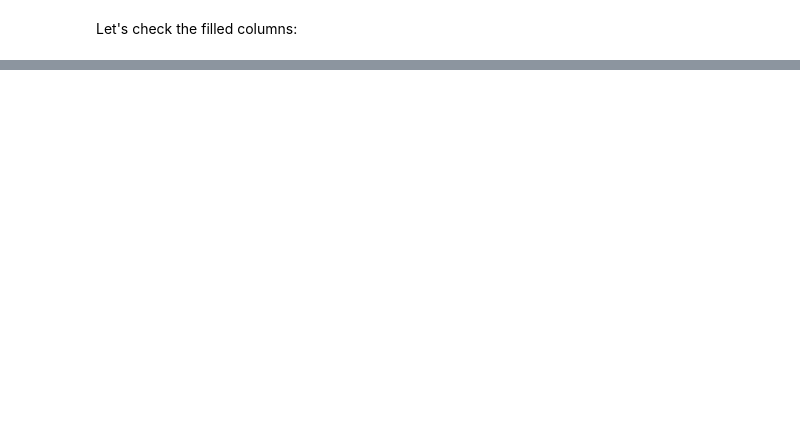
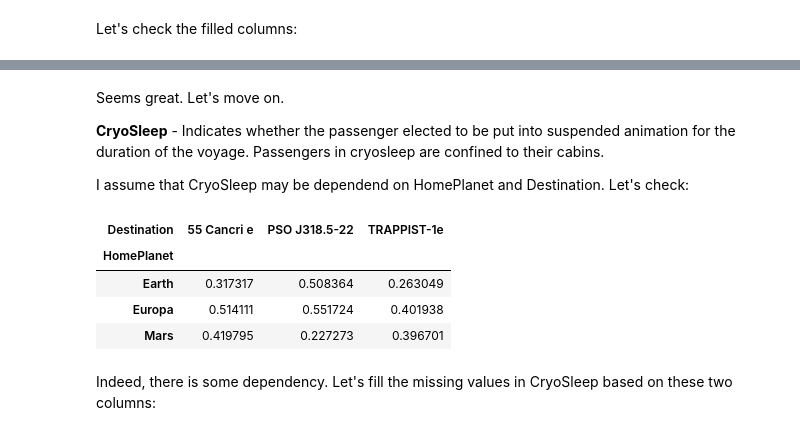
Before and after one commit to NickVasenkov/Spaceship, a Jupyter notebook: notebook.ipynb, the cells around one changed output, grey strips where cells are left out. Saved outputs shown, nothing was run; the diff lists cells and outputs as text; code cells hidden in the pictures; blank space fills up the shorter version.

```diff
--- a/notebook.ipynb
+++ b/notebook.ipynb
@@ -203,5 +205,6 @@ We have two unique cases where the whole group has missing values. We'll fill th
 # %%
 data.loc[6917:6918, 'HomePlanet'] = data['HomePlanet'].mode()[0]
 data.loc[5778:5779, 'VIP'] = data['VIP'].mode()[0]
+data.loc[12941:12942, 'Cabin'] = data['Cabin'].mode()[0]
 # %%
 # List of columns with missing values
@@ -253,0 +290,16 @@ Everything is good now. Let's move on.
+# %% [markdown]
+Seems great. Let's move on.
+
+**CryoSleep** - Indicates whether the passenger elected to be put into suspended animation for the duration of the voyage. Passengers in cryosleep are confined to their cabins.
+
+I assume that CryoSleep may be dependend on HomePlanet and Destination. Let's check:
+# %%
+pd.pivot_table(data, values='CryoSleep', index=['HomePlanet'], columns=["Destination"])
+# %% [output]
+| Destination | 55 Cancri e | PSO J318.5-22 | TRAPPIST-1e |
+| HomePlanet |  |  |  |
+| Earth | 0.317317 | 0.508364 | 0.263049 |
+| Europa | 0.514111 | 0.551724 | 0.401938 |
+| Mars | 0.419795 | 0.227273 | 0.396701 |
+# %% [markdown]
+Indeed, there is some dependency. Let's fill the missing values in CryoSleep based on these two columns:
```
Also changed, not shown: parts of 15 cells of this notebook.
